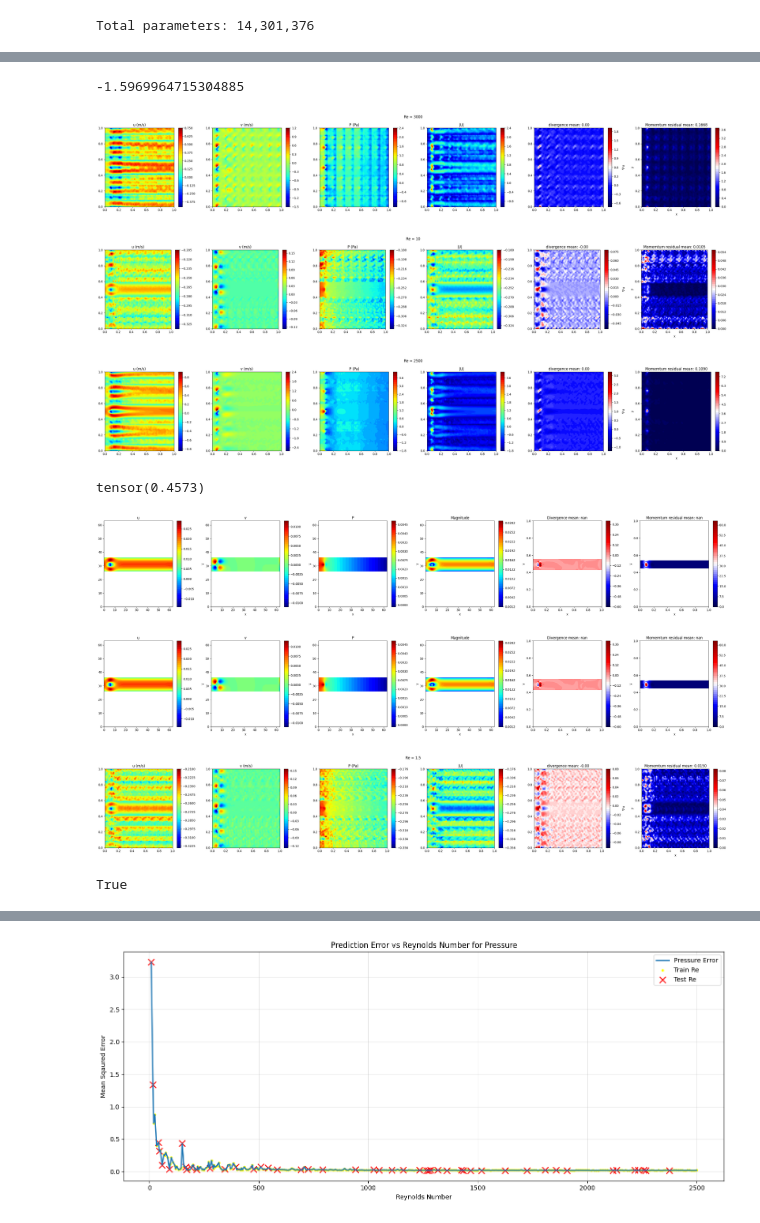
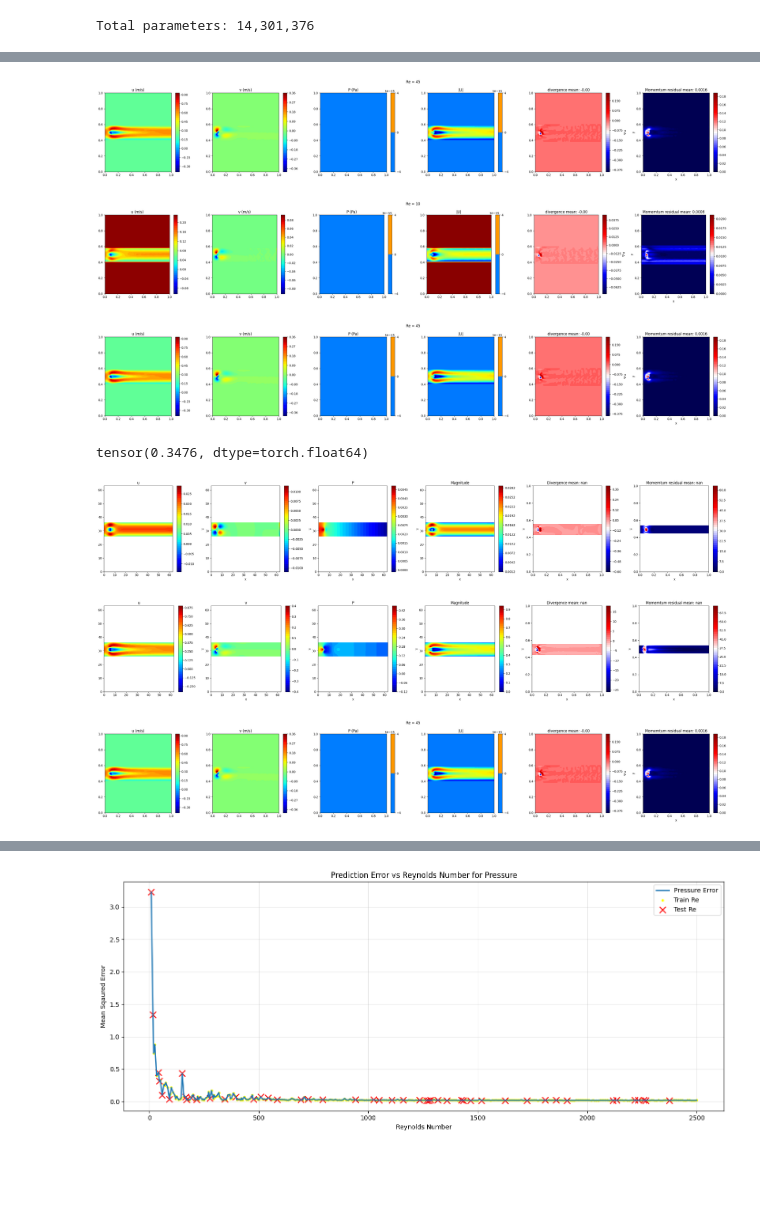
Before and after one commit to Mafaz03/Machine-Vision-Transformer, a Jupyter notebook: generalisation_cylinder.ipynb, the cells around one changed output, grey strips where cells are left out. Cells and saved outputs as stored; diff of their text form; code cells hidden in the pictures; blank space fills up the shorter version.

```diff
--- a/generalisation_cylinder.ipynb
+++ b/generalisation_cylinder.ipynb
@@ -91,10 +117,3 @@ pre_train_re
  44.0,
  44.5,
  45.0]
-# %%
-re_norm = (10 - RE_MEAN) / RE_STD
-src = torch.tensor([[re_norm]], dtype=torch.float32).to("cpu")  # (1, 1)
-
-re_norm
-# %% [output]
--1.5969964715304885
@@ -127,7 +131,7 @@ def predict(re_value, model,
             u_mean, u_std,
             v_mean, v_std,
             P_mean, P_std,
-            grid_size, patch_size, patch_dim, fourier_dimension,
+            grid_size, patch_size, mask,
             device="cpu", plot: bool = True):
     '''
     magic
@@ -137,26 +141,6 @@ def predict(re_value, model,
     re_norm = (re_value - re_mean) / re_std
     src = torch.tensor([[re_norm]], dtype=torch.float32).to(device)  # (1, 1)
 
-    # patches_per_side = grid_size // patch_size
-    # coords = []
-    # for row in range(patches_per_side):
-    #     for col in range(patches_per_side):
-    #         coords.append([(col+0.5)/patches_per_side, (row+0.5)/patches_per_side])
-
-    # coords_tensor = fourier_features(torch.tensor(coords, dtype=torch.float32), num_freq = FOURIER_FEATURES)
-
-    # # decode
-    # src_mask = make_src_mask(src, -1)
-    # pred_patches = greedy_decode(
-    #     model         = model,
-    #     src           = src,
-    #     src_mask      = src_mask,
-    #     max_len       = (grid_size // patch_size)**2,
-    #     patch_dim     = patch_dim - fourier_dimension,
-    #     coords_tensor = coords_tensor,
-    #     device        = device,
-    #     num_freq = 16
-    # )  # (1, num_patches, patch_dim)
 
     pred_patches = predict_field(transformer, src)
 
@@ -168,9 +152,9 @@ def predict(re_value, model,
                                    grid_size)
 
 
-    u = unrolled[0].detach().cpu()
-    v = unrolled[1].detach().cpu()
-    P = unrolled[2].detach().cpu()
+    u = unrolled[0].detach().cpu() * mask
+    v = unrolled[1].detach().cpu() * mask
+    P = unrolled[2].detach().cpu() * mask
 
     # denormalize
     u = (u * u_std) + u_mean
@@ -254,41 +238,41 @@ def predict(re_value, model,
 
     return u, v, P, divergence, momentum_res, mag
 # %%
-u, v, P, divergence, momentum_res, mag = predict(re_value = 3000, model = transformer,
+u, v, P, divergence, momentum_res, mag = predict(re_value = 45, model = transformer,
                                    re_mean = RE_MEAN, re_std = RE_STD,
                                    u_mean = U_MEAN,   u_std = U_STD,
                                    v_mean = V_MEAN,   v_std = V_STD,
                                    P_mean = P_MEAN,   P_std = P_STD,
-                                   grid_size = GRID_SIZE, patch_size = PATCH_SIZE, patch_dim = PATCH_DIM, fourier_dimension = FOURIER_DIMENSIONS,
+                                   grid_size = GRID_SIZE, patch_size = PATCH_SIZE, mask = mask,
                                    device = "cpu", plot = True
                                    )
 # %% [output]
-[figure, old version]
+[figure, new version]
 # %%
 u_1, v_1, P_1, divergence_1, momentum_res_1, mag_1 = predict(re_value = 10, model = transformer,
                                                              re_mean = RE_MEAN, re_std = RE_STD,
                                                              u_mean = U_MEAN,   u_std = U_STD,
                                                              v_mean = V_MEAN,   v_std = V_STD,
                                                              P_mean = P_MEAN,   P_std = P_STD,
-                                                             grid_size = GRID_SIZE, patch_size = PATCH_SIZE, patch_dim = PATCH_DIM, fourier_dimension = FOURIER_DIMENSIONS,
+                                                             grid_size = GRID_SIZE, patch_size = PATCH_SIZE, mask = mask,
                                                              device = "cpu", plot = True
                                                              )
 
-u_2, v_2, P_2, divergence_2, momentum_res_2, mag_2 = predict(re_value = 2500, model = transformer,
+u_2, v_2, P_2, divergence_2, momentum_res_2, mag_2 = predict(re_value = 45, model = transformer,
                                                              re_mean = RE_MEAN, re_std = RE_STD,
                                                              u_mean = U_MEAN,   u_std = U_STD,
                                                              v_mean = V_MEAN,   v_std = V_STD,
                                                              P_mean = P_MEAN,   P_std = P_STD,
-                                                             grid_size = GRID_SIZE, patch_size = PATCH_SIZE, patch_dim = PATCH_DIM, fourier_dimension = FOURIER_DIMENSIONS,
+                                                             grid_size = GRID_SIZE, patch_size = PATCH_SIZE, mask = mask,
                                                              device = "cpu", plot = True
                                                              )
 
 
 torch.mean(((mag_1**2) + (mag_2**2))**0.5)
 # %% [output]
-[figure, old version]
+[figure, new version]
-[figure, old version]
+[figure, new version]
-tensor(0.4573)
+tensor(0.3476, dtype=torch.float64)
 # %%
 def ground_truth(re: float, plot: bool):
 
@@ -395,24 +379,20 @@ u_grid, v_grid, P_grid, div, momentum_res, mag = ground_truth(re = 1.5, plot=Tru
 # %% [output]
 [figure]
 # %%
-re = 1.5
+re = 45
 u_grid_actual, v_grid_actual, P_grid, div_actual, momentum_res_actual, mag_actual = ground_truth(re = re, plot=True)
 
 u_pred, v_pred, P_pred, div_pred, momentum_res_pred, mag_pred = predict(re_value = re, model = transformer,
+                                                     u_mean = U_MEAN,   u_std = U_STD,
                                                      re_mean = RE_MEAN, re_std = RE_STD,
-                                                     u_mean = U_MEAN,   u_std = U_STD,
                                                      v_mean = V_MEAN,   v_std = V_STD,
                                                      P_mean = P_MEAN,   P_std = P_STD,
-                                                     grid_size = GRID_SIZE, patch_size = PATCH_SIZE, patch_dim = PATCH_DIM, fourier_dimension = FOURIER_DIMENSIONS,
+                                                     grid_size = GRID_SIZE, patch_size = PATCH_SIZE, mask = mask,
                                                      device = "cpu", plot = True
                                                      )
 # %% [output]
-[figure, old version]
+[figure, new version]
-[figure, old version]
+[figure, new version]
-# %%
-pre_train_re[0].is_integer()
-# %% [output]
-True
 # %%
 errors = {}
 frames = []
```
Also changed, not shown: parts of 4 cells of this notebook, 3 other files.
